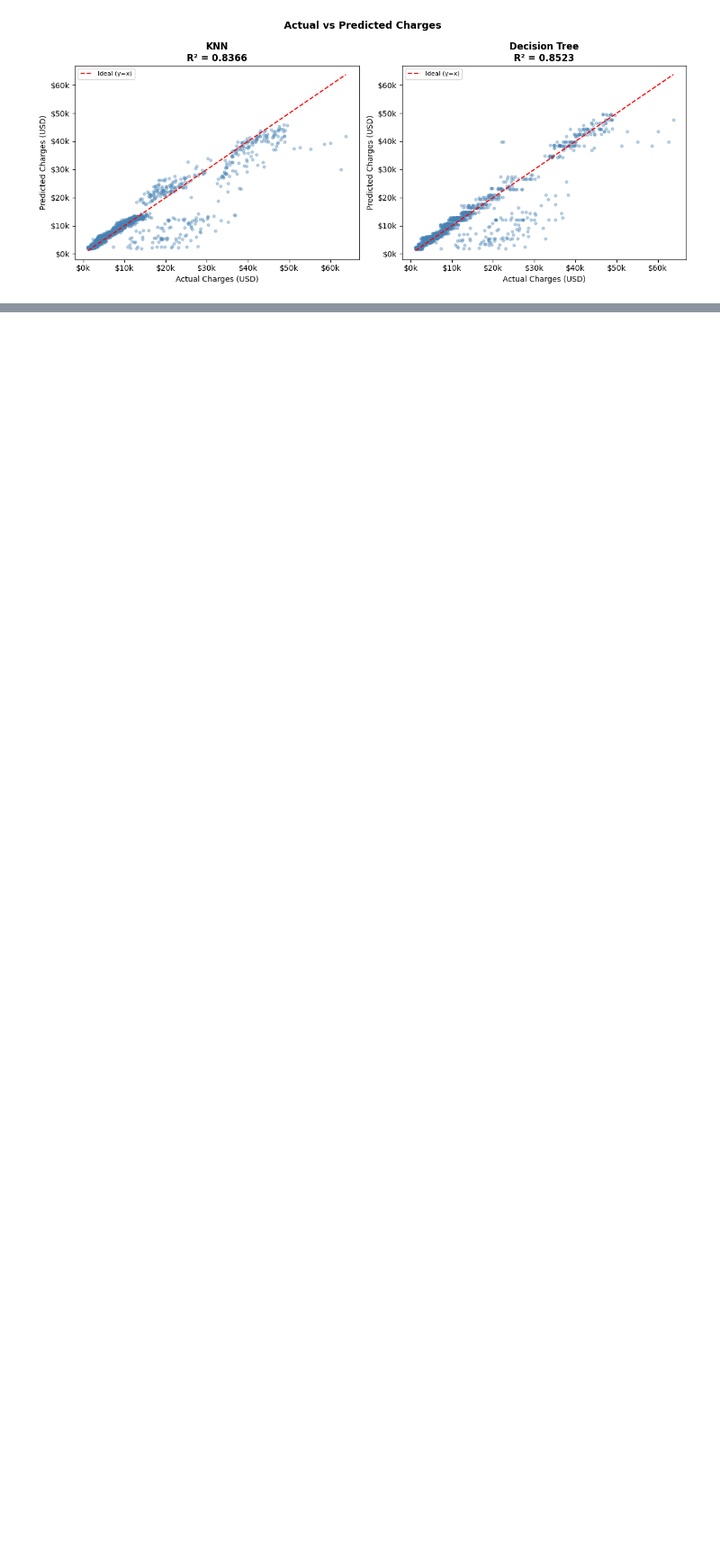
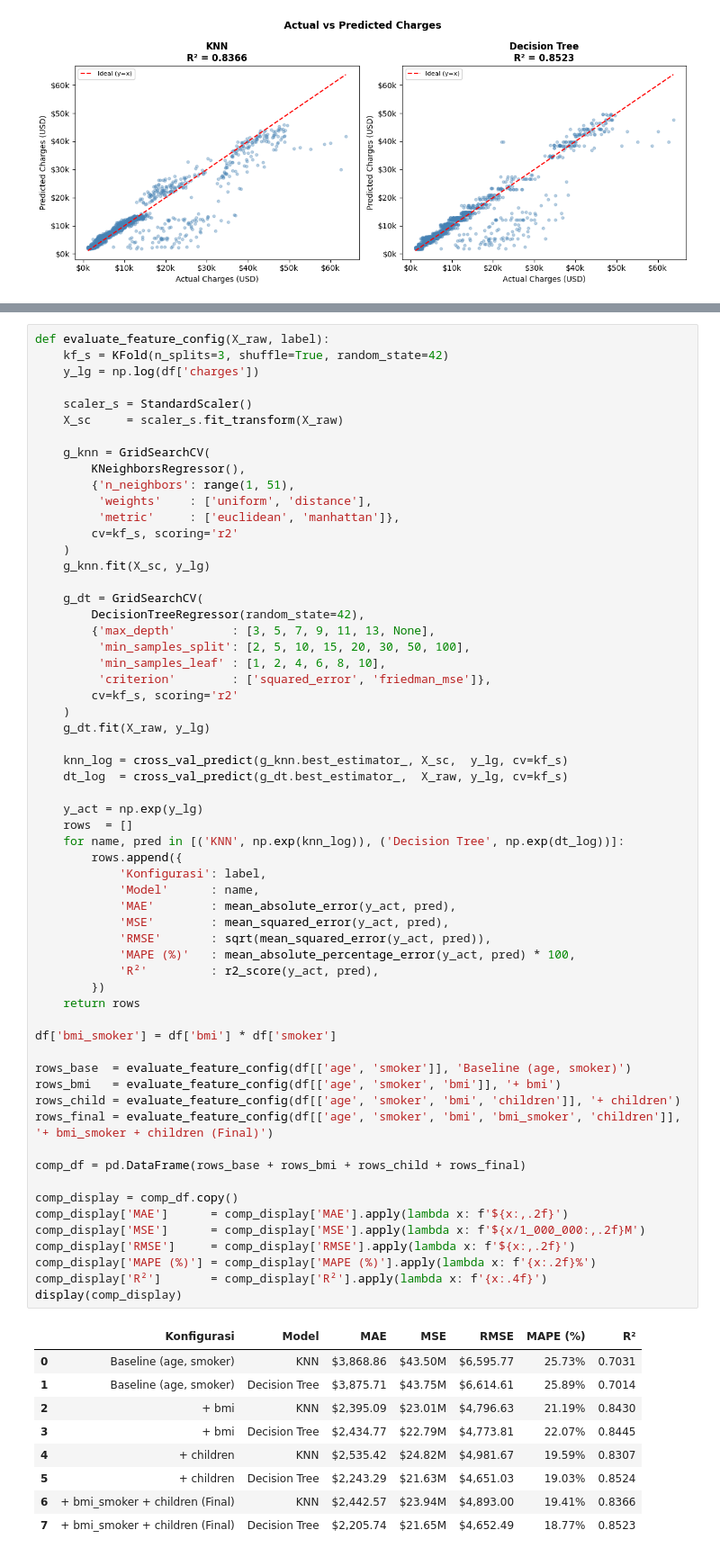
Before and after one commit to Maulana527/Hello-Project-103032400081_MuhammadMaulanaDarmawansyah, a Jupyter notebook: ML_Medical_Insurance_Regresi.ipynb, the cells around one changed output, grey strips where cells are left out. Shown at 90% size. Cells and saved outputs as stored; diff of their text form; blank space fills up the shorter version.

```diff
--- a/ML_Medical_Insurance_Regresi.ipynb
+++ b/ML_Medical_Insurance_Regresi.ipynb
@@ -823,0 +947,70 @@ plt.show()
+# %%
+def evaluate_feature_config(X_raw, label):
+    kf_s = KFold(n_splits=3, shuffle=True, random_state=42)
+    y_lg = np.log(df['charges'])
+
+    scaler_s = StandardScaler()
+    X_sc     = scaler_s.fit_transform(X_raw)
+
+    g_knn = GridSearchCV(
+        KNeighborsRegressor(),
+        {'n_neighbors': range(1, 51),
+         'weights'    : ['uniform', 'distance'],
+         'metric'     : ['euclidean', 'manhattan']},
+        cv=kf_s, scoring='r2'
+    )
+    g_knn.fit(X_sc, y_lg)
+
+    g_dt = GridSearchCV(
+        DecisionTreeRegressor(random_state=42),
+        {'max_depth'        : [3, 5, 7, 9, 11, 13, None],
+         'min_samples_split': [2, 5, 10, 15, 20, 30, 50, 100],
+         'min_samples_leaf' : [1, 2, 4, 6, 8, 10],
+         'criterion'        : ['squared_error', 'friedman_mse']},
+        cv=kf_s, scoring='r2'
+    )
+    g_dt.fit(X_raw, y_lg)
+
+    knn_log = cross_val_predict(g_knn.best_estimator_, X_sc,  y_lg, cv=kf_s)
+    dt_log  = cross_val_predict(g_dt.best_estimator_,  X_raw, y_lg, cv=kf_s)
+
+    y_act = np.exp(y_lg)
+    rows  = []
+    for name, pred in [('KNN', np.exp(knn_log)), ('Decision Tree', np.exp(dt_log))]:
+        rows.append({
+            'Konfigurasi': label,
+            'Model'      : name,
+            'MAE'        : mean_absolute_error(y_act, pred),
+            'MSE'        : mean_squared_error(y_act, pred),
+            'RMSE'       : sqrt(mean_squared_error(y_act, pred)),
+            'MAPE (%)'   : mean_absolute_percentage_error(y_act, pred) * 100,
+            'R²'         : r2_score(y_act, pred),
+        })
+    return rows
+
+df['bmi_smoker'] = df['bmi'] * df['smoker']
+
+rows_base  = evaluate_feature_config(df[['age', 'smoker']], 'Baseline (age, smoker)')
+rows_bmi   = evaluate_feature_config(df[['age', 'smoker', 'bmi']], '+ bmi')
+rows_child = evaluate_feature_config(df[['age', 'smoker', 'bmi', 'children']], '+ children')
+rows_final = evaluate_feature_config(df[['age', 'smoker', 'bmi', 'bmi_smoker', 'children']], '+ bmi_smoker + children (Final)')
+
+comp_df = pd.DataFrame(rows_base + rows_bmi + rows_child + rows_final)
+
+comp_display = comp_df.copy()
+comp_display['MAE']      = comp_display['MAE'].apply(lambda x: f'${x:,.2f}')
+comp_display['MSE']      = comp_display['MSE'].apply(lambda x: f'${x/1_000_000:,.2f}M')
+comp_display['RMSE']     = comp_display['RMSE'].apply(lambda x: f'${x:,.2f}')
+comp_display['MAPE (%)'] = comp_display['MAPE (%)'].apply(lambda x: f'{x:.2f}%')
+comp_display['R²']       = comp_display['R²'].apply(lambda x: f'{x:.4f}')
+display(comp_display)
+# %% [output]
+|  | Konfigurasi | Model | MAE | MSE | RMSE | MAPE (%) | R² |
+| 0 | Baseline (age, smoker) | KNN | $3,868.86 | $43.50M | $6,595.77 | 25.73% | 0.7031 |
+| 1 | Baseline (age, smoker) | Decision Tree | $3,875.71 | $43.75M | $6,614.61 | 25.89% | 0.7014 |
+| 2 | + bmi | KNN | $2,395.09 | $23.01M | $4,796.63 | 21.19% | 0.8430 |
+| 3 | + bmi | Decision Tree | $2,434.77 | $22.79M | $4,773.81 | 22.07% | 0.8445 |
+| 4 | + children | KNN | $2,535.42 | $24.82M | $4,981.67 | 19.59% | 0.8307 |
+| 5 | + children | Decision Tree | $2,243.29 | $21.63M | $4,651.03 | 19.03% | 0.8524 |
+| 6 | + bmi_smoker + children (Final) | KNN | $2,442.57 | $23.94M | $4,893.00 | 19.41% | 0.8366 |
+| 7 | + bmi_smoker + children (Final) | Decision Tree | $2,205.74 | $21.65M | $4,652.49 | 18.77% | 0.8523 |
```
Also changed, not shown: parts of 13 cells of this notebook.
